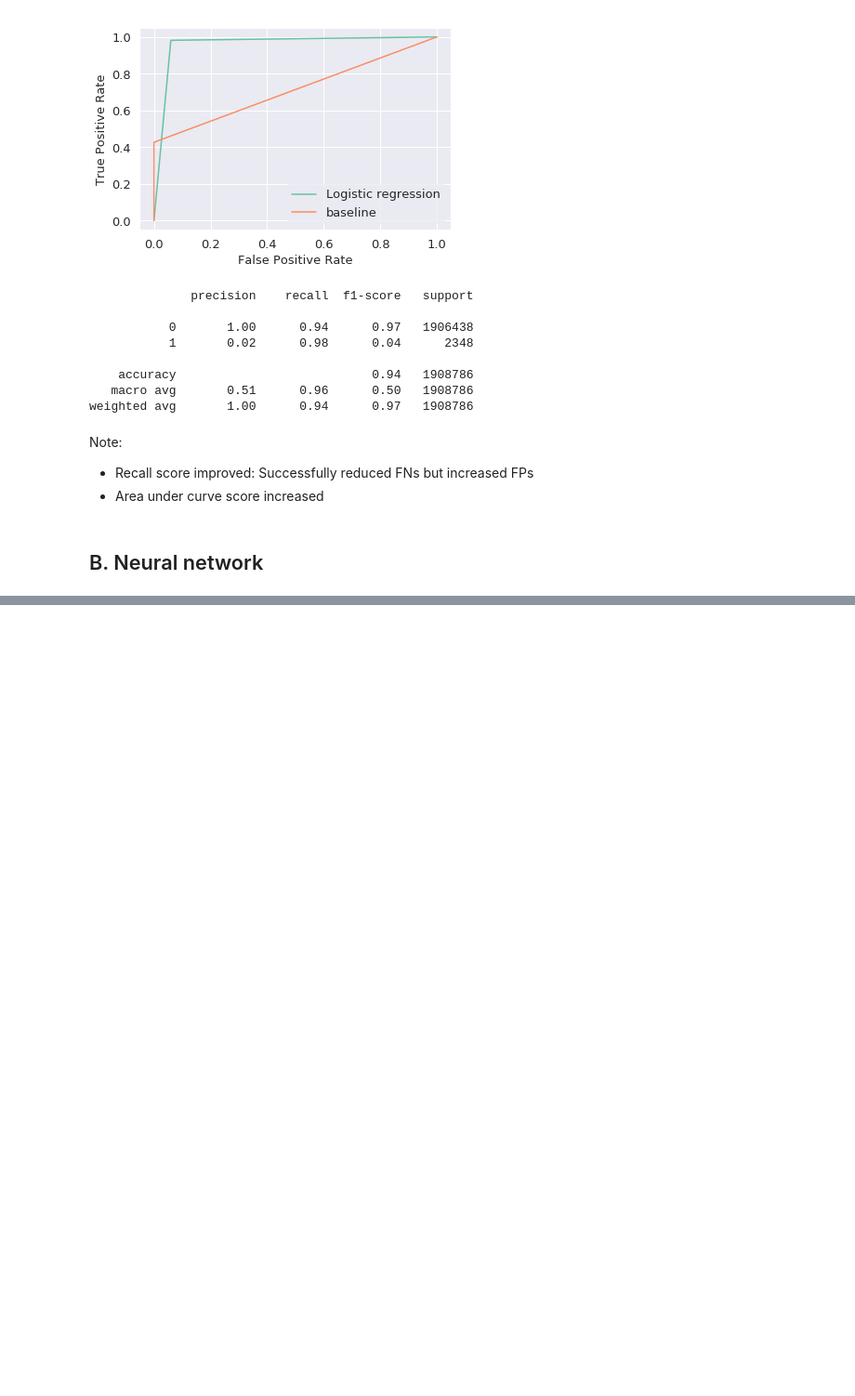
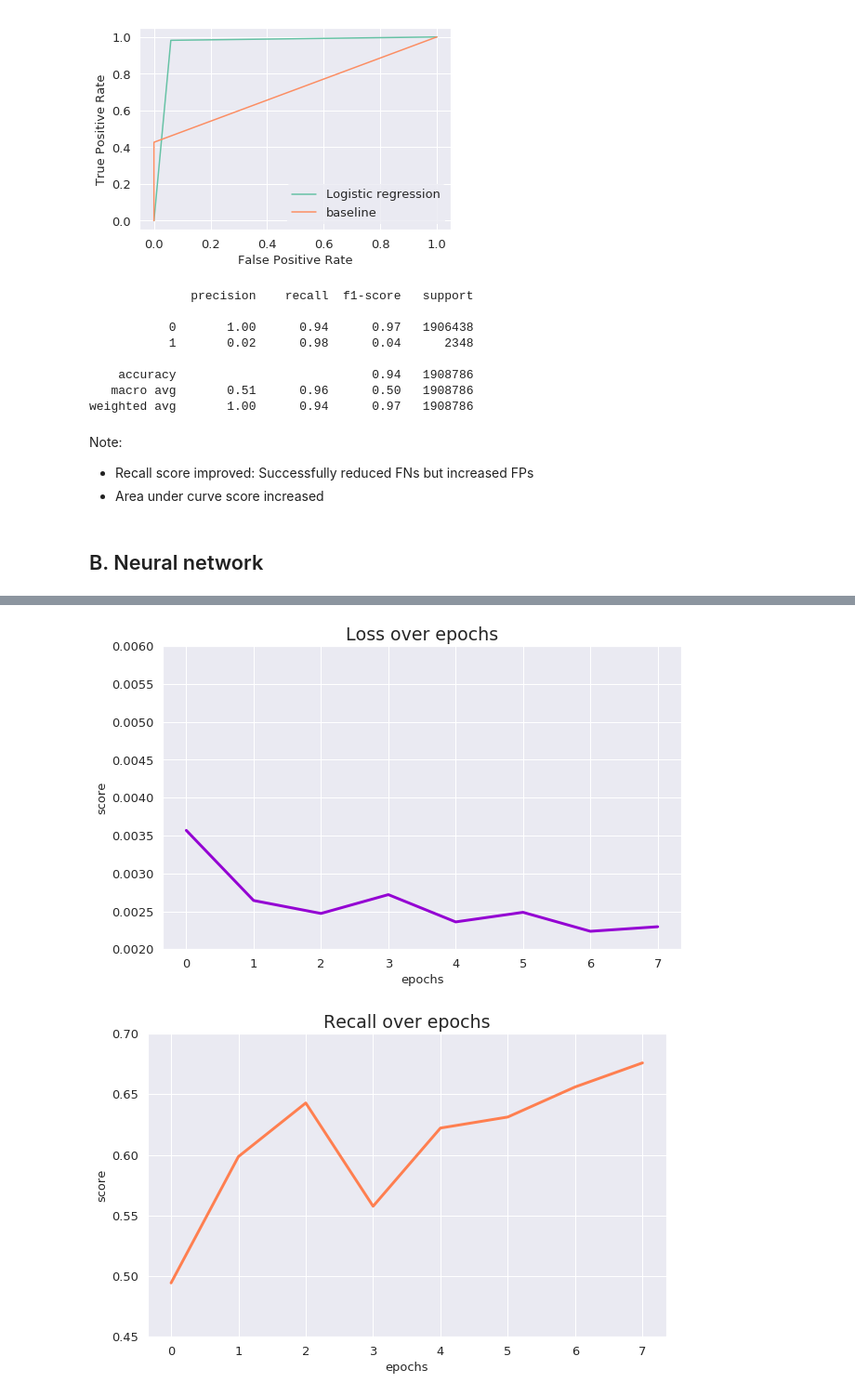
Before and after one commit to soyhyoj/CodeOp1-DA1-FraudDetectionPaysim, a Jupyter notebook: notebooks/prediction-HJ.ipynb, the cells around one changed output, grey strips where cells are left out. Shown at 93% size. Drawn from its saved outputs; the diff is of its cells as text; code cells hidden in the pictures; blank space fills up the shorter version.

```diff
--- a/notebooks/prediction-HJ.ipynb
+++ b/notebooks/prediction-HJ.ipynb
@@ -392,0 +408,18 @@ ValueError: Sequential should be a binary classifier
+# %%
+# Layers
+nn_layers_2 = [
+            layers.Dense(16, activation='relu', input_shape=(10,)), # 10 features
+            layers.Dense(8, activation='relu'),
+            layers.Dense(1, activation='sigmoid') # 1 output
+            ]
+
+# Creating a sequential model
+nn_model_2 = Sequential(nn_layers_2)
+# %%
+# Recompile and train
+nn_model_2.compile(optimizer='Adam',
+                 loss='binary_crossentropy',
+                 metrics=[metrics.Recall()])
+
+# Class weight hyperparameter not applied
+history_2 = nn_model_2.fit(X_train, y_train, epochs=8, validation_data=(X_test, y_test))
@@ -392,0 +443,25 @@ ValueError: Sequential should be a binary classifier
+# %%
+# Loss plot
+fig_loss_2 = plt.figure(figsize=(10,6))
+plt.plot(history_2.history['val_loss'], linewidth=3,
+                      label='loss', color='darkviolet')
+plt.title('Loss over epochs')
+plt.ylim(0.0020, 0.0060)
+plt.ylabel('score')
+plt.xlabel('epochs')
+plt.show()
+fig_loss_2.savefig('./nn_2_loss.png', dpi=200)
+
+# Recall plot
+fig_recall_2 = plt.figure(figsize=(10,6))
+plt.plot(history_2.history['val_recall_1'], linewidth=3,
+                        label='recall', color='coral')
+plt.title('Recall over epochs')
+plt.ylabel('score')
+plt.ylim(0.45, 0.70)
+plt.xlabel('epochs')
+plt.show()
+fig_recall_2.savefig('./nn_2_recall.png', dpi=200)
+# %% [output]
+[figure, added]
+[figure, added]
```
Also changed, not shown: parts of 15 cells of this notebook.
